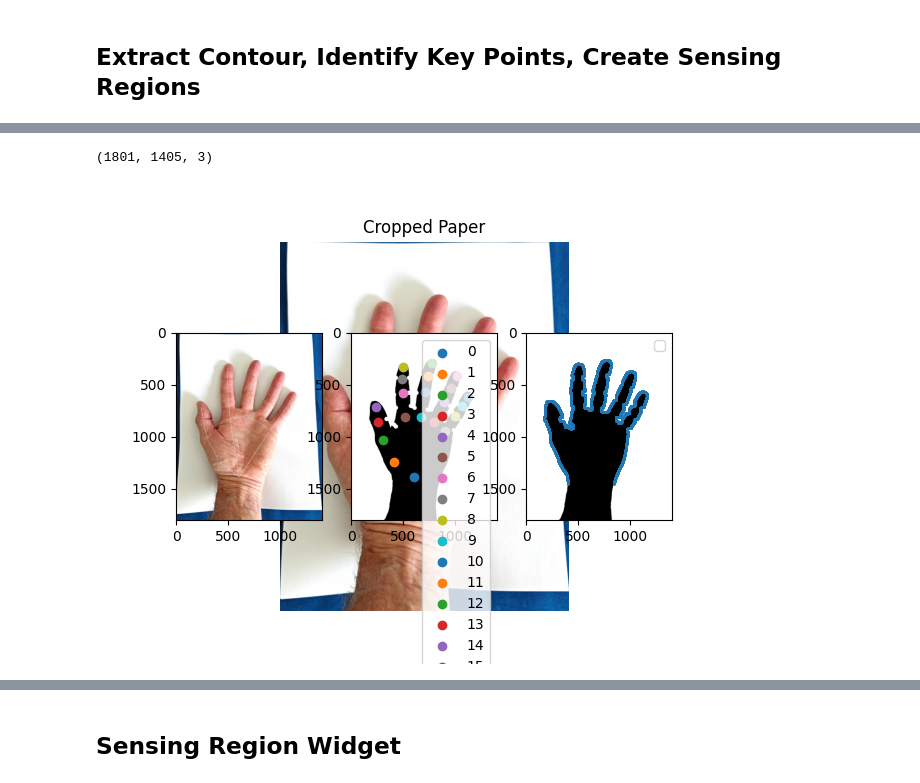
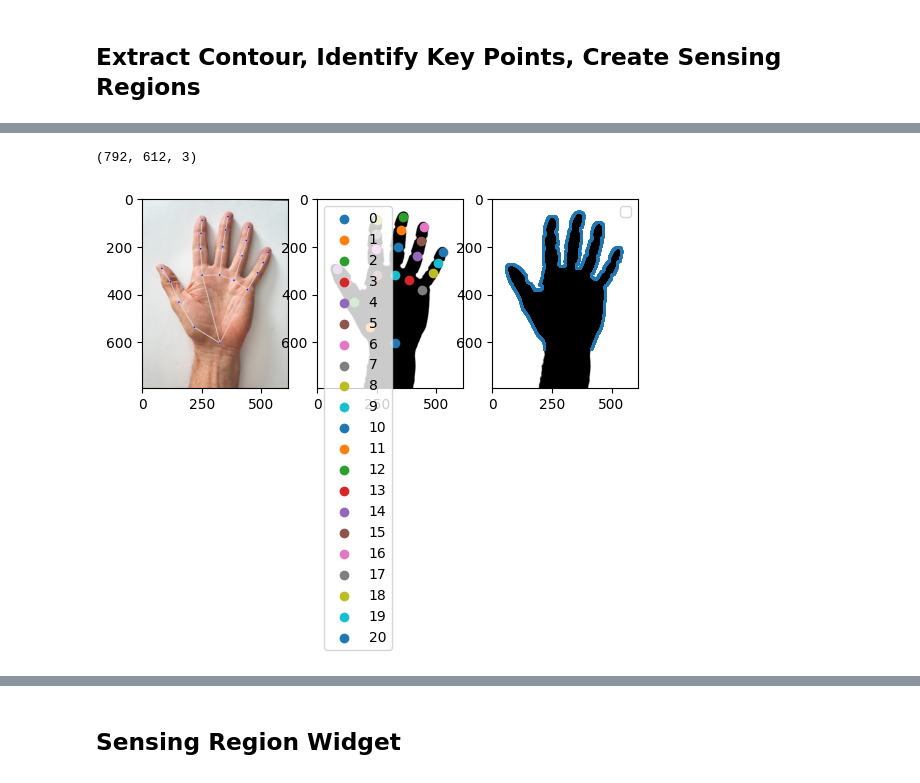
Before and after one commit to tlfletcher17/glovedesign, a Jupyter notebook: make_fpcbs.ipynb, the cells around one changed output, grey strips where cells are left out. Saved outputs shown, nothing was run; the diff lists cells and outputs as text; code cells hidden in the pictures.

```diff
--- a/make_fpcbs.ipynb
+++ b/make_fpcbs.ipynb
@@ -81,11 +221,12 @@ import ipympl
 # %% [markdown]
 ## Crop Hand to Paper and Extract Pixel to Inch Conversion
 # %%
-
+#Cell 6
 
 import numpy as np
 #Unedited hand
-originalHand = 'cameraphotohandleft.jpg'
+# originalHand = 'righthandflip.jpg'
+originalHand = '/content/fpcb-glove-design/righthandflip.jpg'
 
 # Step 1: Load the image
 image = cv2.imread(originalHand)
@@ -130,7 +271,7 @@ x, y, w, h = cv2.boundingRect(paper_contour)
 
 # Step 10: Crop the paper from the image, save the image
 cropped_paper = image[y:y+h, x:x+w]
-cv2.imwrite("croppedHandleft.jpg", cropped_paper)
+cv2.imwrite("croppedHandright.jpg", cropped_paper)
 
 # Display the cropped paper
 plt.imshow(cv2.cvtColor(cropped_paper, cv2.COLOR_BGR2RGB))
@@ -167,10 +394,11 @@ Pixels per cm (height): 64.45955619183965
 # %%
-
+#Cell 7
 from skimage import measure
 # Set path to hand mask (obtained from illustrator),
 # distance from hand landmark 0 for bottom traces (cm)
 # distance from hand landmark 0 for bottom edge cut (cm)
-cropped_mask_path = "croppedHandleft0426_mask.jpg"
+#cropped_mask_path = "croppedHandright0429.jpg"
+cropped_mask_path = '/content/fpcb-glove-design/croppedHandright0429.jpg'
 trace_start_distance = 1
 bottom_edge_distance = 2
 
@@ -233,9 +461,12 @@ def contour_hand(binary_image, boundary=-1, num_points=1000):
 #first and last point of contour hands represents bottom edge.
 # go some distance up to contour
 # Initialize MediaPipe Hands
-mp_hands = mp.solutions.hands
+#mp_hands = mp.solutions.hands
+#hands = mp_hands.Hands(static_image_mode=True, max_num_hands=1, min_detection_confidence=0.1)
+#mp_draw = mp.solutions.drawing_utils
+from mediapipe.python.solutions import hands as mp_hands
+from mediapipe.python.solutions import drawing_utils as mp_draw
 hands = mp_hands.Hands(static_image_mode=True, max_num_hands=1, min_detection_confidence=0.1)
-mp_draw = mp.solutions.drawing_utils
 
 
 image = cv2.cvtColor(cropped_paper, cv2.COLOR_BGR2RGB)
@@ -255,32 +486,32 @@ ax2.imshow(mask)
 
 # Draw landmarks and extract fingertip positions
 if result.multi_hand_landmarks:
     for hand_landmarks in result.multi_hand_landmarks:
         mp_draw.draw_landmarks(image, hand_landmarks, mp_hands.HAND_CONNECTIONS)
         hand_vertices = []
     for hand_landmarks in [result.multi_hand_landmarks[0]]:
         for idx in range(len(hand_landmarks.landmark)):
             x = (hand_landmarks.landmark[idx].x)
             y = (hand_landmarks.landmark[idx].y)
             ax2.scatter(x*w, y*h, label=f'{idx}')
             hand_vertices.append((x, y))
         # mp_draw.draw_landmarks(mask, hand_landmarks, mp_hands.HAND_CONNECTIONS)
 
     hand_vertices = np.array(hand_vertices)
 # bottom points for cutoff
 hand_landmarks = result.multi_hand_landmarks[0]
 ax2.legend()
 x = (hand_landmarks.landmark[0].x)
 y = (hand_landmarks.landmark[0].y)
 binary_image = mask
 boundary = int(y * mask.shape[0]+pixels_per_cm_height*trace_start_distance)
 smoothed_v2 = smooth_hand_mask(binary_image)
 outer_edge, l_inner_target = contour_hand(smoothed_v2, boundary, num_points=5000)
 ax1.imshow(image)
 ax3.imshow(binary_image)
 ax3.scatter(outer_edge[:,1], outer_edge[:,0], s=1)
 plt.legend()
 plt.show()
 # %% [output]
-(1801, 1405, 3)
+(792, 612, 3)
-[figure, old version]
+[figure, new version]
```
Also changed, not shown: parts of 24 cells of this notebook.
